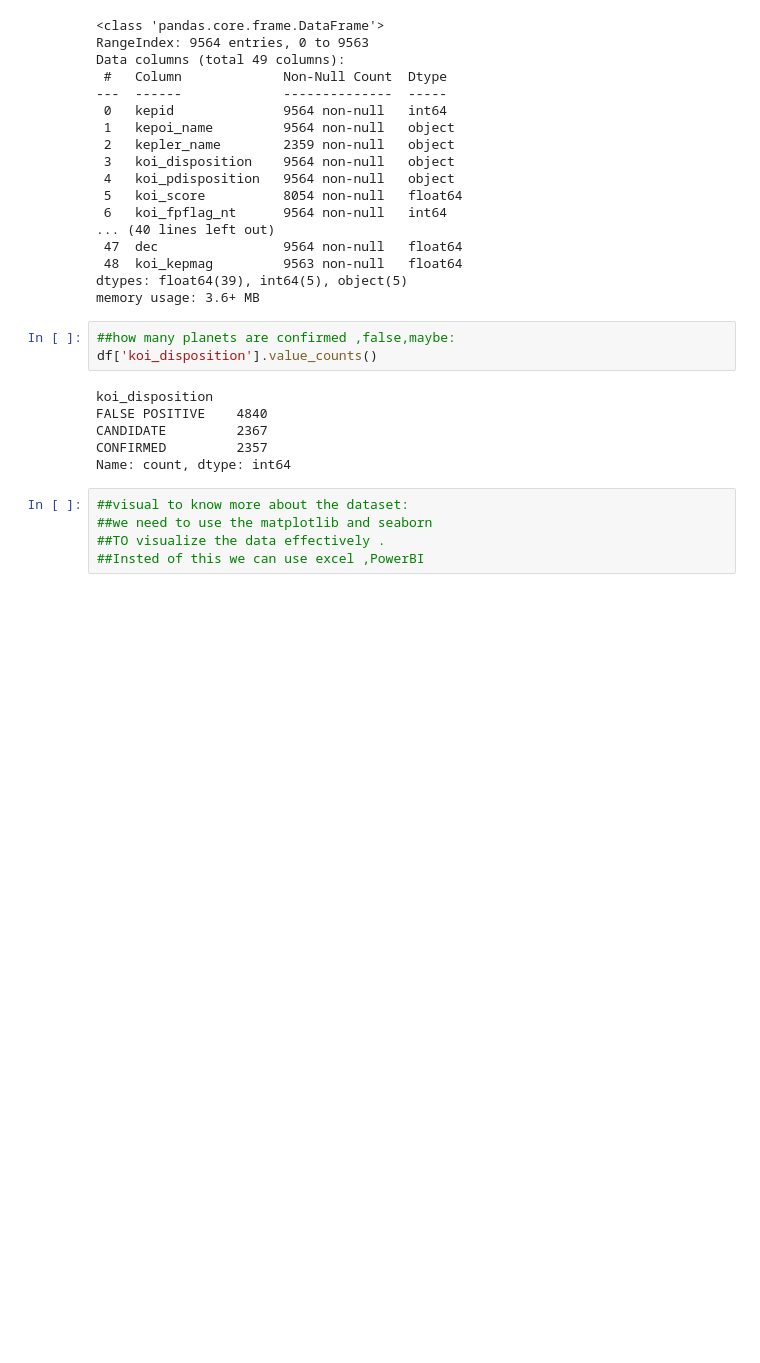
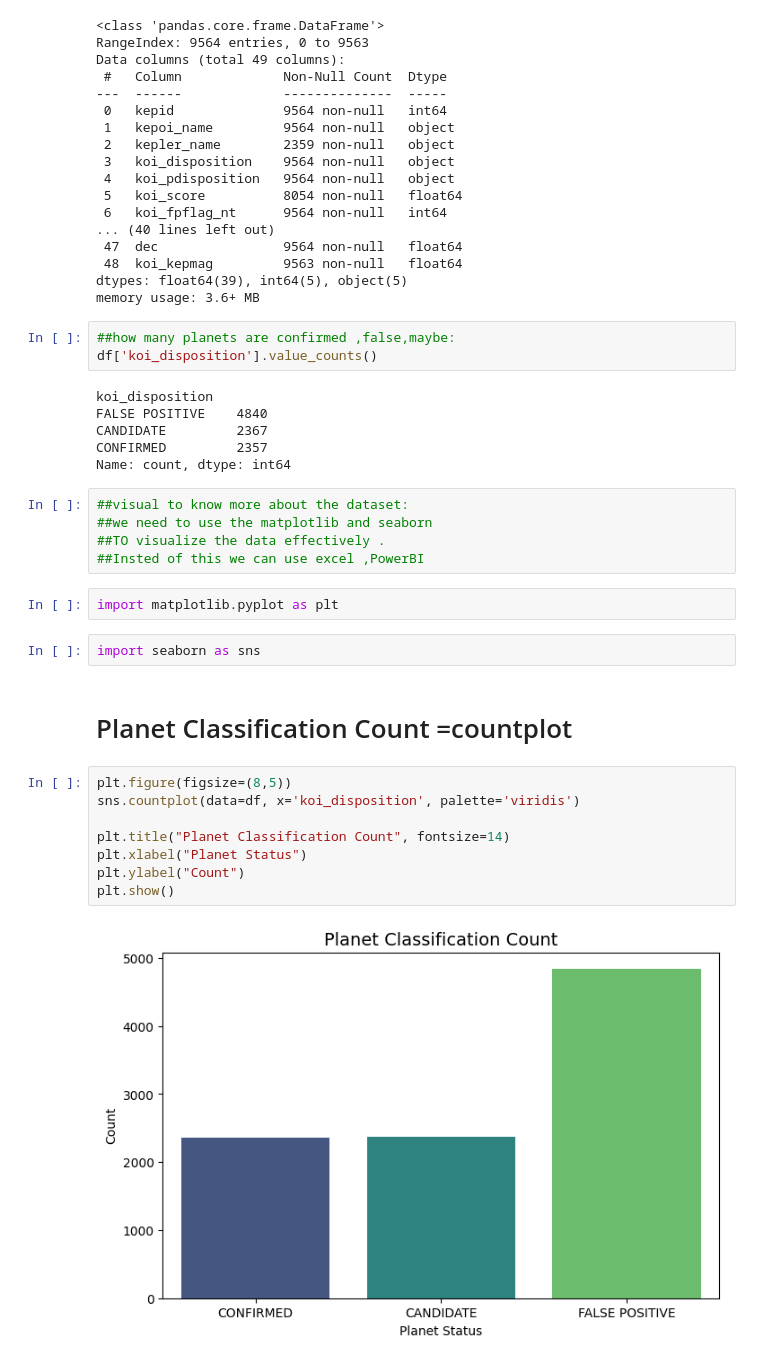
Before and after one commit to Khwa678/NASA-Exoplanetory, a Jupyter notebook: nasa-exoplanetory.ipynb, the cells around one changed output. Saved outputs shown, nothing was run; the diff lists cells and outputs as text; blank space fills up the shorter version.

```diff
--- a/nasa-exoplanetory.ipynb
+++ b/nasa-exoplanetory.ipynb
@@ -211,3 +211,19 @@ Name: count, dtype: int64
 ##we need to use the matplotlib and seaborn
 ##TO visualize the data effectively .
 ##Insted of this we can use excel ,PowerBI
+# %%
+import matplotlib.pyplot as plt
+# %%
+import seaborn as sns
+# %% [markdown]
+# Planet Classification Count =countplot
+# %%
+plt.figure(figsize=(8,5))
+sns.countplot(data=df, x='koi_disposition', palette='viridis')
+
+plt.title("Planet Classification Count", fontsize=14)
+plt.xlabel("Planet Status")
+plt.ylabel("Count")
+plt.show()
+# %% [output]
+[figure, added]
```
Also changed, not shown: parts of 31 cells of this notebook.
